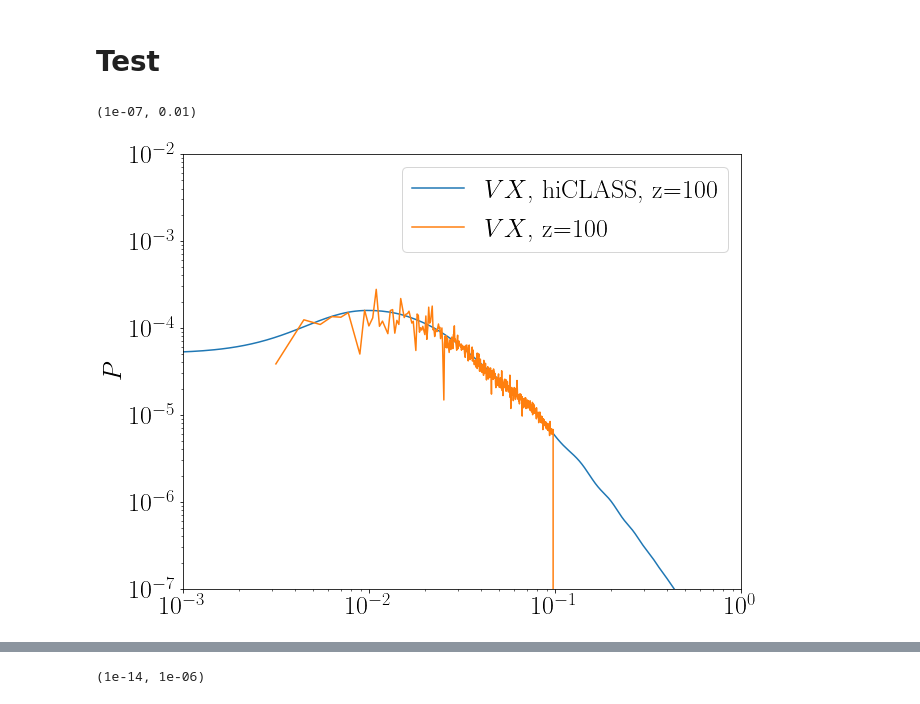
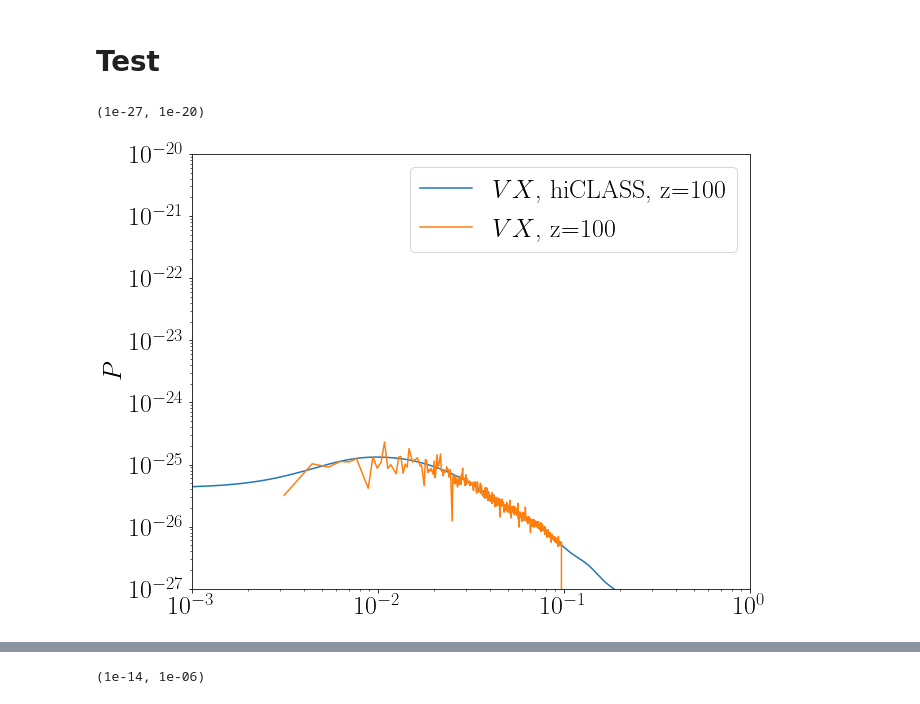
Before and after one commit to alessandrocasalino/EQ_hi_class, a Jupyter notebook: notebooks/Quintessence.ipynb, the cells around one changed output, grey strips where cells are left out. Drawn from its saved outputs; the diff is of its cells as text; code cells hidden in the pictures.

```diff
--- a/notebooks/Quintessence.ipynb
+++ b/notebooks/Quintessence.ipynb
@@ -178,0 +202,12 @@ gev_bg= np.loadtxt("./../../EQevolution/output/quintessence_background.dat")
+# %%
+def Hubble_conf_Mpc(a):
+    c=2.99792458*1.e5;h=0.67556;H0=100*h/c;w=-0.9;
+    Omega_b=0.022032/h/h; Omega_cdm=0.12038/h/h;
+    Omega_m=Omega_b+Omega_cdm; Omega_Lambda=0;
+    Omega_rad=9.1671353942930788e-05; Omega_kessence=1.-Omega_m-Omega_rad;
+    return H0*np.sqrt(Omega_m*(a**-3)+Omega_rad*(a**-4)+Omega_kessence*(a**(-3*(1+w))))*a
+# plt.loglog(class_tk_z2[:,0],np.abs(class_tk_z2[:,6]))
+for i in range(9):
+
+    plt.loglog(class_tk[i][:,0],np.abs(class_tk[i][:,5]))
+# plt.loglog(class_tk[1][:,0],np.abs(class_tk[1][:,5]))
@@ -178,0 +216,6 @@ gev_bg= np.loadtxt("./../../EQevolution/output/quintessence_background.dat")
+# %%
+# plt.loglog(class_tk_z2[:,0],np.abs(class_tk_z2[:,6]))
+for i in range(9):
+
+    plt.semilogx(class_tk[i][:,0],np.abs(class_tk[i][:,6]))
+# plt.loglog(class_tk[1][:,0],np.abs(class_tk[1][:,5]))
@@ -207,6 +271,7 @@ Vx = class_tk[0][:,5]
 alpha = (class_tk[0][:,11] + 6.0 *class_tk[0][:,13] )/(2.*k_q*k_q);
 
 Vx = Vx + alpha; # gauge transfomration
+scalar_field = Vx * scalar_p(zini) * (1./(1+zini))* Hconf0_gev
 # # scalar_field = Vx * Hconf(0.) * scalar_p(zini)/aini;
 # scalar_field = Vx * H0 * scalar_p(zini)/aini;
 
@@ -214,5 +279,7 @@ Vx = Vx + alpha; # gauge transfomration
 ## scalar_field_prime
 #########
 # alpha_prime = (cosmo.get_transfer(zini)['psi'] + cosmo.get_transfer(zini)['phi'] -  cosmo.get_transfer(zini)['eta']);
-# Vx_prime = cosmo.get_transfer(zini)['vx_prime_smg'] + alpha_prime; # gauge transfomration
+alpha_prime = (class_tk[0][:,9] + class_tk[0][:,8] -  class_tk[0][:,12]);
+Vx_prime = class_tk[0][:,6] + alpha_prime; # gauge transfomration
 # scalar_field_prime = Vx_prime * scalar_p(zini)/aini + scalar_field * (-Hconf(zini) + scalar_pp(zini)/scalar_p(zini));
+scalar_field_prime = Vx_prime #* scalar_p(zini)/aini # + scalar_field * (-Hconf(zini) + scalar_pp(zini)/scalar_p(zini));
@@ -235,30 +288,30 @@ plt.loglog(class_tk[0][:,0],class_tk[0][:,5])
 # %%
 plt.rc('text', usetex=True)
 font = {'family' : 'normal',
         'weight' : 'bold',
         'size'   : text_size}
 
 matplotlib.rc('font', **font)
 plt.figure(figsize=(10,8))
 
 
 
 ###### hiclass results:
 for i in [100]:
 #
-    plt.plot(class_tk[0][:,0], (Vx)**2* Normlization , label = "$VX$, hiCLASS, z="+str(i))
+    plt.plot(class_tk[0][:,0], (scalar_field)**2* Normlization , label = "$VX$, hiCLASS, z="+str(i))
 
 #     plt.plot(k_q,pi_p**2 * Normlization/k_q**3/(2*np.pi),label = "$VX'$, z="+str(i))
 
 #     plt.plot(gev_pi[0][:,0],gev_pi[0][:,1],label = "$VX$, z="+str(i))
     plt.plot(gev_V_pi[0][:,0],gev_pi[0][:,1],label = "$VX$, z="+str(i))
 
 plt.legend()
 plt.ylabel(r"$P$")
 plt.xscale('log')
 plt.yscale('log')
 plt.xlim(1.e-3,1.e0)
-plt.ylim(1.e-7,1.e-2)
+plt.ylim(1.e-27,1.e-20)
 # %% [output]
-(1e-07, 0.01)
+(1e-27, 1e-20)
-[figure, old version]
+[figure, new version]
```
Also changed, not shown: parts of 13 cells of this notebook, 31 other files.
